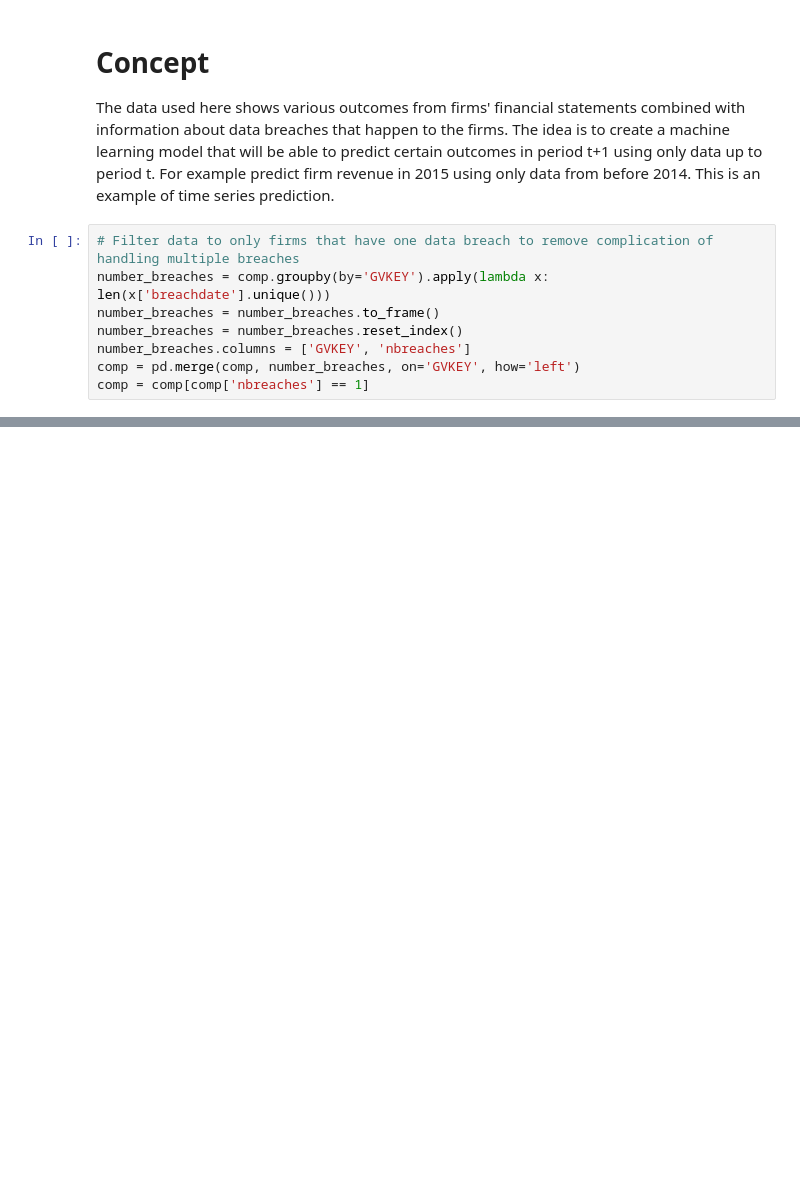
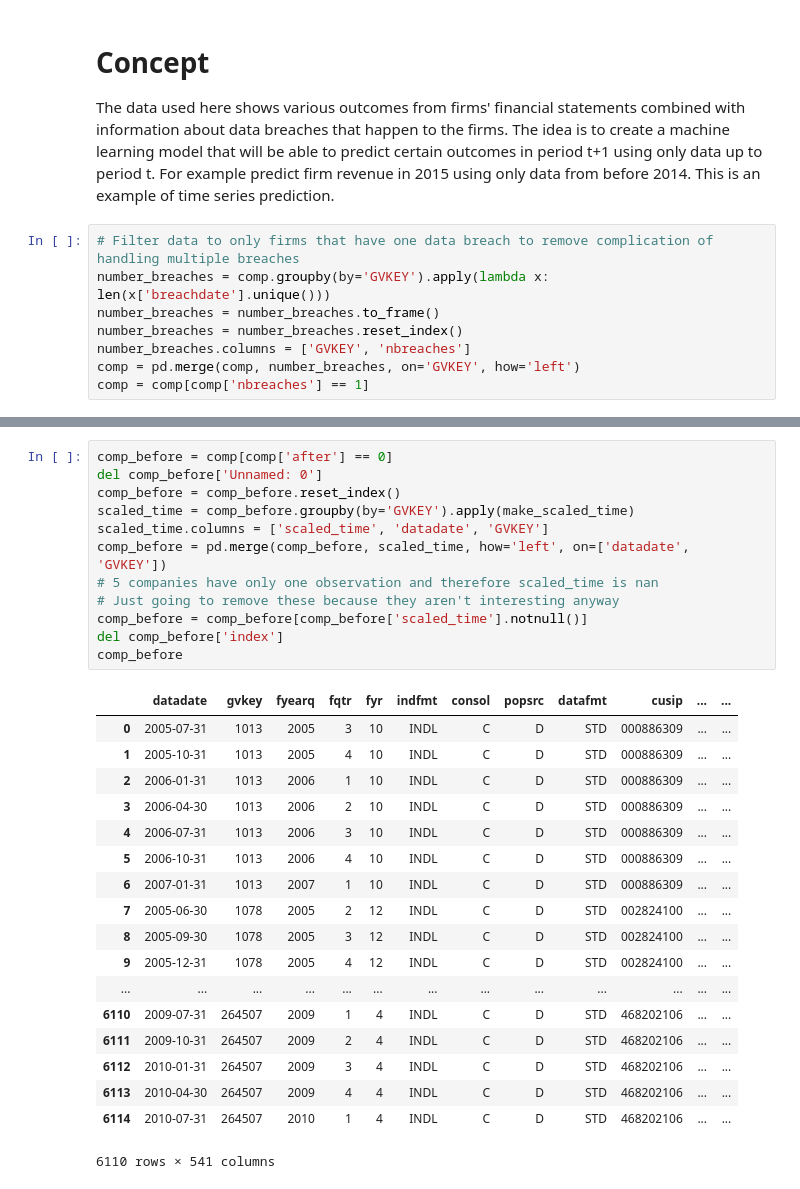
Before and after one commit to e-hall-hoffarth/407_Final_Project, a Jupyter notebook: notebook/financial_predictions.ipynb, the cells around one changed output, grey strips where cells are left out. Saved outputs shown, nothing was run; the diff lists cells and outputs as text; blank space fills up the shorter version.

```diff
--- a/notebook/financial_predictions.ipynb
+++ b/notebook/financial_predictions.ipynb
@@ -22,0 +42,31 @@ comp = comp[comp['nbreaches'] == 1]
+# %%
+comp_before = comp[comp['after'] == 0]
+del comp_before['Unnamed: 0']
+comp_before = comp_before.reset_index()
+scaled_time = comp_before.groupby(by='GVKEY').apply(make_scaled_time)
+scaled_time.columns = ['scaled_time', 'datadate', 'GVKEY']
+comp_before = pd.merge(comp_before, scaled_time, how='left', on=['datadate', 'GVKEY'])
+# 5 companies have only one observation and therefore scaled_time is nan
+# Just going to remove these because they aren't interesting anyway
+comp_before = comp_before[comp_before['scaled_time'].notnull()]
+del comp_before['index']
+comp_before
+# %% [output]
+|  | datadate | gvkey | fyearq | fqtr | fyr | indfmt | consol | popsrc | datafmt | cusip | ... | ... |
+| 0 | 2005-07-31 | 1013 | 2005 | 3 | 10 | INDL | C | D | STD | 000886309 | ... | ... |
+| 1 | 2005-10-31 | 1013 | 2005 | 4 | 10 | INDL | C | D | STD | 000886309 | ... | ... |
+| 2 | 2006-01-31 | 1013 | 2006 | 1 | 10 | INDL | C | D | STD | 000886309 | ... | ... |
+| 3 | 2006-04-30 | 1013 | 2006 | 2 | 10 | INDL | C | D | STD | 000886309 | ... | ... |
+| 4 | 2006-07-31 | 1013 | 2006 | 3 | 10 | INDL | C | D | STD | 000886309 | ... | ... |
+| 5 | 2006-10-31 | 1013 | 2006 | 4 | 10 | INDL | C | D | STD | 000886309 | ... | ... |
+| 6 | 2007-01-31 | 1013 | 2007 | 1 | 10 | INDL | C | D | STD | 000886309 | ... | ... |
+| 7 | 2005-06-30 | 1078 | 2005 | 2 | 12 | INDL | C | D | STD | 002824100 | ... | ... |
+| 8 | 2005-09-30 | 1078 | 2005 | 3 | 12 | INDL | C | D | STD | 002824100 | ... | ... |
+| 9 | 2005-12-31 | 1078 | 2005 | 4 | 12 | INDL | C | D | STD | 002824100 | ... | ... |
+| ... | ... | ... | ... | ... | ... | ... | ... | ... | ... | ... | ... | ... |
+| 6110 | 2009-07-31 | 264507 | 2009 | 1 | 4 | INDL | C | D | STD | 468202106 | ... | ... |
+| 6111 | 2009-10-31 | 264507 | 2009 | 2 | 4 | INDL | C | D | STD | 468202106 | ... | ... |
+| 6112 | 2010-01-31 | 264507 | 2009 | 3 | 4 | INDL | C | D | STD | 468202106 | ... | ... |
+| 6113 | 2010-04-30 | 264507 | 2009 | 4 | 4 | INDL | C | D | STD | 468202106 | ... | ... |
+| 6114 | 2010-07-31 | 264507 | 2010 | 1 | 4 | INDL | C | D | STD | 468202106 | ... | ... |
+6110 rows × 541 columns
```
Also changed, not shown: parts of 11 cells of this notebook.
